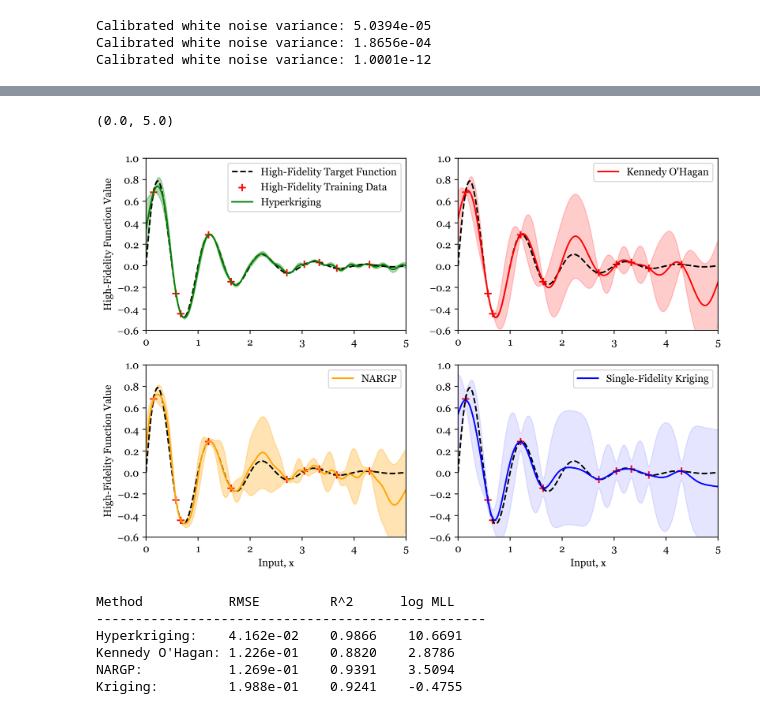
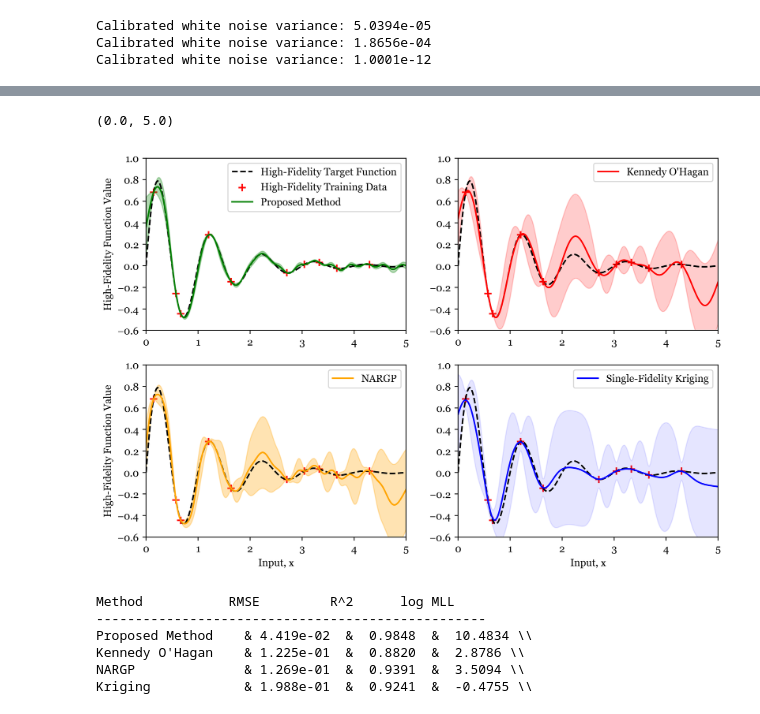
Before and after one commit to atticusdrex/MAGPI, a Jupyter notebook: MultiFidelityTesting/SyntheticTestProblem.ipynb, the cells around one changed output, grey strips where cells are left out. Saved outputs shown, nothing was run; the diff lists cells and outputs as text; code cells hidden in the pictures.

```diff
--- a/MultiFidelityTesting/SyntheticTestProblem.ipynb
+++ b/MultiFidelityTesting/SyntheticTestProblem.ipynb
@@ -163,7 +163,7 @@ plt.figure(figsize=(10,6.67),dpi = 400)
 plt.subplot(2,2,1)
 plt.plot(Xtest.ravel(), funcs[0](Xtest).ravel(), linestyle = 'dashed', color = 'black', label = 'High-Fidelity Target Function')
 plt.scatter(hf_data[:,0], hf_data[:,1], s = 50, marker = '+', color = 'red', label = 'High-Fidelity Training Data')
-plt.plot(Xtest.ravel(), hk_mean.ravel(), color = 'green', label = "Hyperkriging")
+plt.plot(Xtest.ravel(), hk_mean.ravel(), color = 'green', label = "Proposed Method")
 plt.fill_between(Xtest.ravel(), hk_mean.ravel() - hk_conf, hk_mean.ravel() + hk_conf, color = 'green', alpha = 0.3)
 plt.ylabel("High-Fidelity Function Value")
 plt.legend()
@@ -177,34 +177,34 @@ plt.scatter(hf_data[:,0], hf_data[:,1], s = 50, marker = '+', color = 'red')
 plt.plot(Xtest.ravel(), koh_mean.ravel(), color = 'red', label = "Kennedy O'Hagan")
 plt.fill_between(Xtest.ravel(), koh_mean.ravel() - koh_conf, koh_mean.ravel() + koh_conf, color = 'red', alpha = 0.2)
 plt.legend()
 plt.ylim(-0.6, 1.0)
 plt.xlim(0,5)
 
 plt.subplot(2,2,3)
 # NARGP Prediction
 plt.plot(Xtest.ravel(), funcs[0](Xtest).ravel(), linestyle = 'dashed', color = 'black')
 plt.scatter(hf_data[:,0], hf_data[:,1], s = 50, marker = '+', color = 'red')
 plt.plot(Xtest.ravel(), nargp_mean.ravel(), color = 'orange', label = "NARGP")
 plt.fill_between(Xtest.ravel(), nargp_mean.ravel() - nargp_conf, nargp_mean.ravel() + nargp_conf, color = 'orange', alpha = 0.3)
 plt.legend()
 plt.xlabel("Input, $\mathbf{x}$")
 plt.ylabel("High-Fidelity Function Value")
 plt.ylim(-0.6, 1.0)
 plt.xlim(0,5)
 
 # Kriging Prediction
 plt.subplot(2,2,4)
 plt.plot(Xtest.ravel(), funcs[0](Xtest).ravel(), linestyle = 'dashed', color = 'black')
 plt.scatter(hf_data[:,0], hf_data[:,1], s = 50, marker = '+', color = 'red')
 plt.plot(Xtest.ravel(), kr_mean.ravel(), color = 'blue', label = "Single-Fidelity Kriging")
 plt.fill_between(Xtest.ravel(), kr_mean.ravel() - kr_conf, kr_mean.ravel() + kr_conf, color = 'blue', alpha = 0.1)
 plt.legend()
 plt.xlabel("Input, $\mathbf{x}$")
 plt.ylim(-0.6, 1.0)
 plt.xlim(0,5)
 # %% [output]
 (0.0, 5.0)
-[figure, old version]
+[figure, new version]
 # %%
 from sklearn.metrics import mean_squared_error as MSE
 from scipy.linalg import cholesky, cho_solve
@@ -212,14 +212,14 @@ Ytest = funcs[0](Xtest).ravel()
 
 print("Method           RMSE         R^2      log MLL")
 print("--------------------------------------------------")
-print("Hyperkriging:    %.3e    %.4f    %.4f" % (np.sqrt(jnp.mean(hk_cov + (Ytest - hk_mean)**2)), np.corrcoef(Ytest.ravel(), hk_mean.ravel())[0,1], -neg_mll(model.d[2]['model'], model.d[2]['model'].p)))
-print("Kennedy O'Hagan: %.3e    %.4f    %.4f" % (np.sqrt(jnp.mean(koh_cov + (Ytest - koh_mean)**2)), np.corrcoef(Ytest.ravel(), koh_mean.ravel())[0,1], -delta_neg_mll(koh.d[2]['model'], koh.d[2]['model'].p)))
-print("NARGP:           %.3e    %.4f    %.4f" % (np.sqrt(jnp.mean(nargp_cov + (Ytest - nargp_mean)**2)), np.corrcoef(Ytest.ravel(), nargp_mean.ravel())[0,1], -neg_mll(nargp.d[2]['model'], nargp.d[2]['model'].p)))
-print("Kriging:         %.3e    %.4f    %.4f" % (np.sqrt(jnp.mean(kr_cov + (Ytest - kr_mean)**2)), np.corrcoef(Ytest.ravel(), kr_mean.ravel())[0,1], -neg_mll(kr_model, kr_model.p)))
+print("Proposed Method    & %.3e  &  %.4f  &  %.4f \\\\" % (np.sqrt(jnp.mean(hk_cov + (Ytest - hk_mean)**2)), np.corrcoef(Ytest.ravel(), hk_mean.ravel())[0,1], -neg_mll(model.d[2]['model'], model.d[2]['model'].p)))
+print("Kennedy O'Hagan    & %.3e  &  %.4f  &  %.4f \\\\" % (np.sqrt(jnp.mean(koh_cov + (Ytest - koh_mean)**2)), np.corrcoef(Ytest.ravel(), koh_mean.ravel())[0,1], -delta_neg_mll(koh.d[2]['model'], koh.d[2]['model'].p)))
+print("NARGP              & %.3e  &  %.4f  &  %.4f \\\\" % (np.sqrt(jnp.mean(nargp_cov + (Ytest - nargp_mean)**2)), np.corrcoef(Ytest.ravel(), nargp_mean.ravel())[0,1], -neg_mll(nargp.d[2]['model'], nargp.d[2]['model'].p)))
+print("Kriging            & %.3e  &  %.4f  &  %.4f \\\\" % (np.sqrt(jnp.mean(kr_cov + (Ytest - kr_mean)**2)), np.corrcoef(Ytest.ravel(), kr_mean.ravel())[0,1], -neg_mll(kr_model, kr_model.p)))
 # %% [output]
 Method           RMSE         R^2      log MLL
 --------------------------------------------------
-Hyperkriging:    4.162e-02    0.9866    10.6691
-Kennedy O'Hagan: 1.226e-01    0.8820    2.8786
-NARGP:           1.269e-01    0.9391    3.5094
-Kriging:         1.988e-01    0.9241    -0.4755
+Proposed Method    & 4.419e-02  &  0.9848  &  10.4834 \\
+Kennedy O'Hagan    & 1.225e-01  &  0.8820  &  2.8786 \\
+NARGP              & 1.269e-01  &  0.9391  &  3.5094 \\
+Kriging            & 1.988e-01  &  0.9241  &  -0.4755 \\
```
Also changed, not shown: parts of 6 cells of this notebook, 3 other files.
